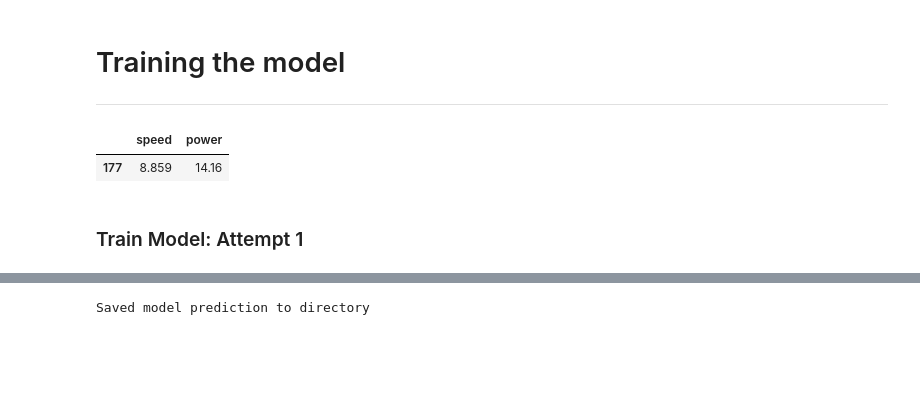
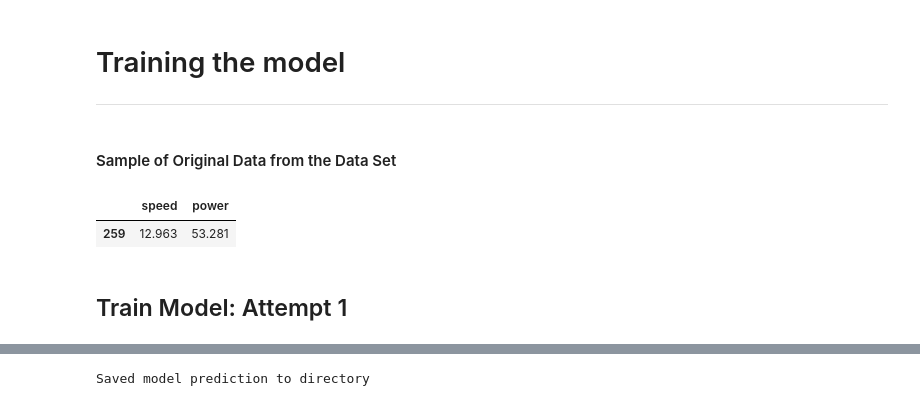
Before and after one commit to johnshields/EMT_PROJECT, a Jupyter notebook: project_files/train-model.ipynb, the cells around one changed output, grey strips where cells are left out. Drawn from its saved outputs; the diff is of its cells as text; code cells hidden in the pictures; blank space fills up the shorter version.

```diff
--- a/project_files/train-model.ipynb
+++ b/project_files/train-model.ipynb
@@ -30,16 +30,18 @@ plt.style.use("ggplot")
 plt.rcParams['figure.figsize'] = [14, 8]
 # %%
 # load dataset from csv file
-windTurbine_dataSet = pd.read_csv("data_files/powerproduction.csv")
+powerproduction = pd.read_csv("data_files/powerproduction.csv")
+# %% [markdown]
+#### Sample of Original Data from the Data Set
 # %%
 # turn dataset into dataframe
-wtDataSet = pd.DataFrame(windTurbine_dataSet)
+ppDataSet = pd.DataFrame(powerproduction)
 
 # output dataFrame sample
-wtDataSet.sample()
+ppDataSet.sample()
 # %% [output]
 |  | speed | power |
-| 177 | 8.859 | 14.16 |
+| 259 | 12.963 | 53.281 |
 # %% [markdown]
-### Train Model: Attempt 1
+## Train Model: Attempt 1
 # %%
```
Also changed, not shown: parts of 20 cells of this notebook, 4 other files.
